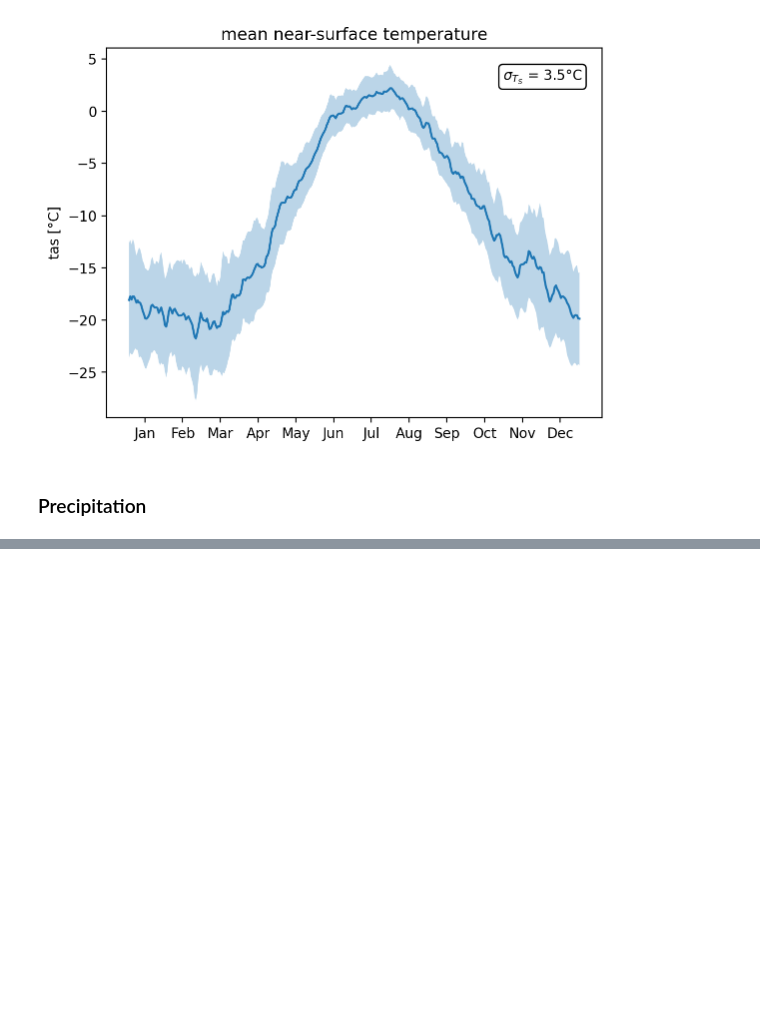
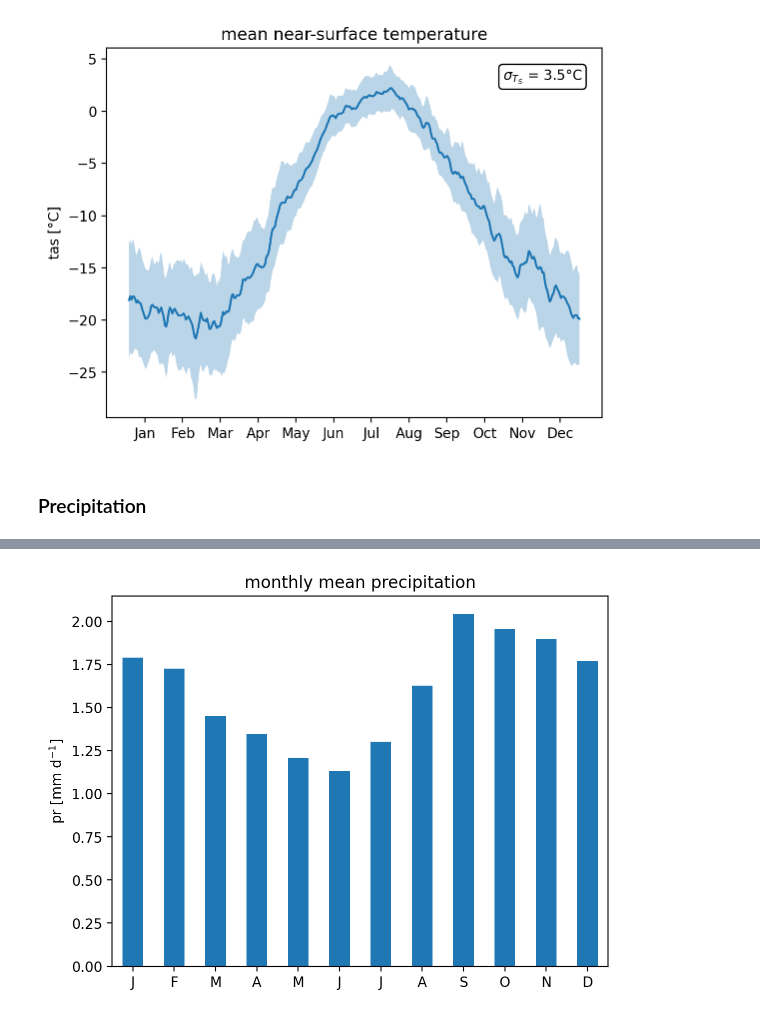
Before and after one commit to vegan-schnitzel/greenland-ice-sheet, a Jupyter notebook: era5/analyse-observations.ipynb, the cells around one changed output, grey strips where cells are left out. Drawn from its saved outputs; the diff is of its cells as text; code cells hidden in the pictures; blank space fills up the shorter version.

```diff
--- a/era5/analyse-observations.ipynb
+++ b/era5/analyse-observations.ipynb
@@ -119,0 +124,19 @@ plt.savefig("figs/pr-annual-mean.png", dpi=300, bbox_inches="tight")
+# %%
+# compute multi-year monthly mean precipitation
+# and convert to series as xarray as no bar plot routine yet
+pr_m_mean = pr.groupby('time.month').mean(dim=['lon', 'lat', 'time']).to_series()
+
+fig, ax = plt.subplots()
+pr_m_mean.plot.bar(ax=ax) # use pandas bar-plot method
+
+# change x tick labels (manually, unfortunately)
+ax.xaxis.set_ticklabels(['J','F','M','A','M','J','J','A','S','O','N','D'], rotation=0)
+
+# further beautification
+ax.set_title("monthly mean precipitation")
+ax.set_ylabel(r"pr [mm d$^{-1}$]")
+ax.set_xlabel(None)
+
+plt.savefig("figs/pr-seasonality.png", dpi=300, bbox_inches="tight")
+# %% [output]
+[figure, added]
```
Also changed, not shown: parts of 2 cells of this notebook, 27 other files.
